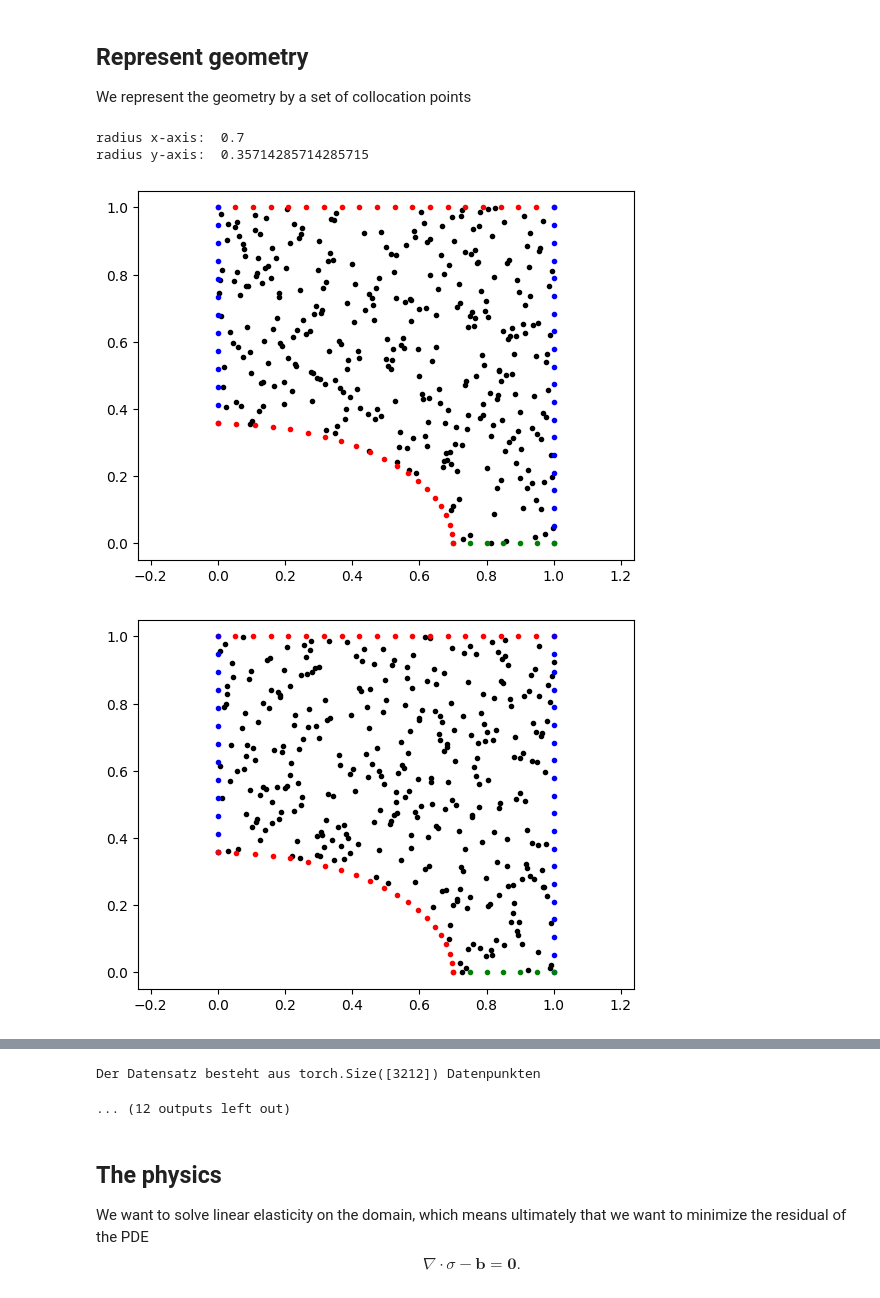
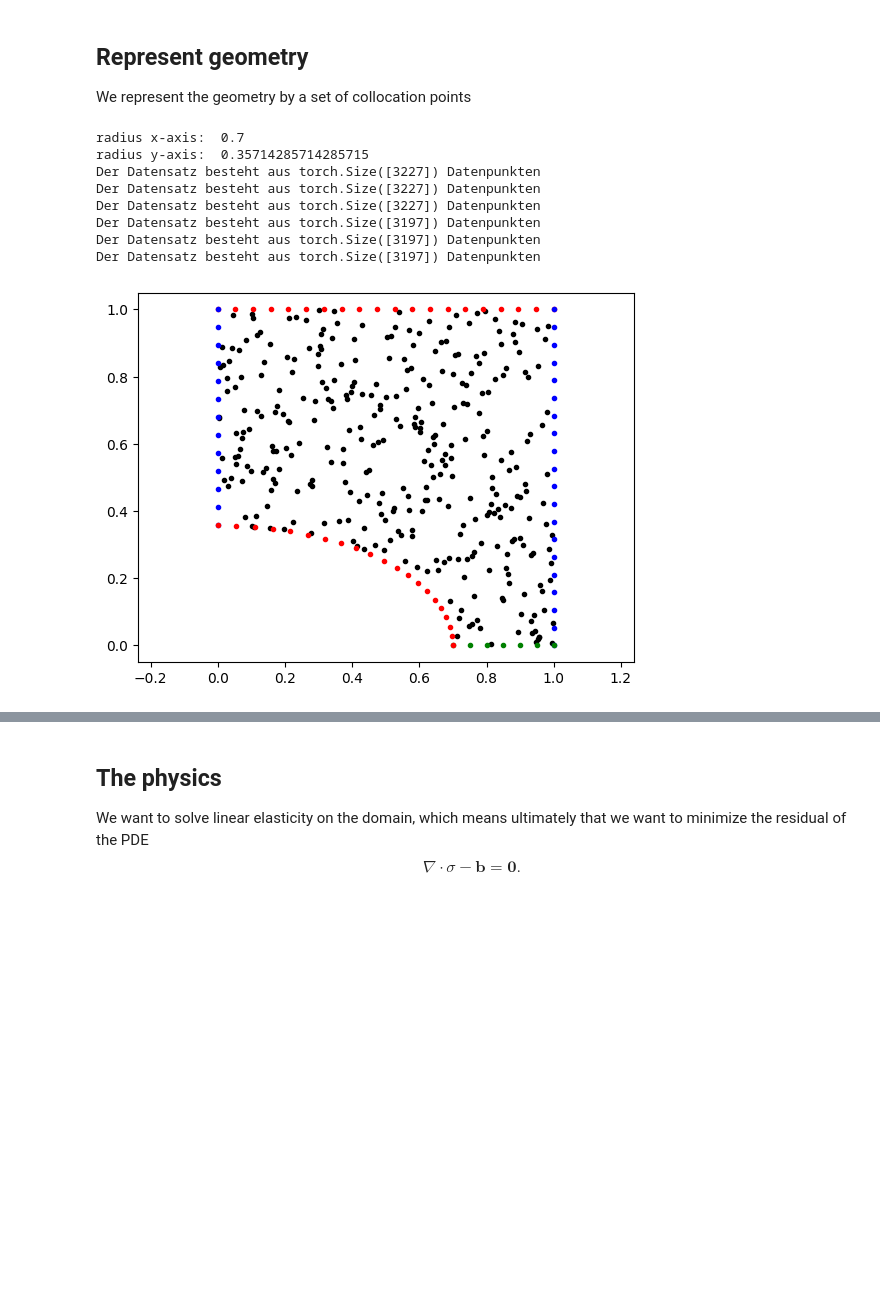
Before and after one commit to meyer-nils/numerical_examples, a Jupyter notebook: plate_hole_2d/ElliCHANGEDtorch.ipynb, the cells around one changed output, grey strips where cells are left out. Saved outputs shown, nothing was run; the diff lists cells and outputs as text; code cells hidden in the pictures; blank space fills up the shorter version.

```diff
--- a/plate_hole_2d/ElliCHANGEDtorch.ipynb
+++ b/plate_hole_2d/ElliCHANGEDtorch.ipynb
@@ -83,33 +83,40 @@ def generate_multiple_plates_dict(iteration):
         #p1.plot_plate_with_hole(*data_one_plate)
     for key in dict_plate_points:
         #print(key, "  ",dict_plate_points[key])
         #appending list of tensors to one tensor
         dict_plate_points[key] = torch.cat(dict_plate_points[key])
         if(key is not str("n_hole")):
             dict_plate_points[key] = torch.flatten(dict_plate_points[key])
         #print(key, "  ",dict_plate_points[key])
         #print(key, "shape is", dict_plate_points[key].size())
     #print(dict_plate_points)
     print("Der Datensatz besteht aus",dict_plate_points["x_collo"].size(), "Datenpunkten" )
+    print("Der Datensatz besteht aus",dict_plate_points["y_collo"].size(), "Datenpunkten" )
+    print("Der Datensatz besteht aus",dict_plate_points["r_collo"].size(), "Datenpunkten" )
     return dict_plate_points
 
 
 p2 = Plate(Ra_x, SuAr, L, N)
 Re_xnew, Re_ynew = p2.create_ellipse(Ra_x,SuAr, L)
 #p2.plot_quarter_elli(Re_xnew, Re_ynew)
 data_train_points = p2.generate_dataset_test(Re_xnew, Re_ynew, L, N)
 data_test_points = p2.generate_dataset_test(Re_xnew, Re_ynew, L, N)
 train_plates_data = generate_multiple_plates_dict(P)
 test_plates_data = generate_multiple_plates_dict(P)
 
 
 #ToDo: rad_x has to be initizialed in a function, every time the radius changes
 #rad_x = torch.tensor([Re_xnew]*train_plates_data["x_collo"].size(dim=0))
-rad_x = torch.tensor([Re_xnew])
+#rad_x = torch.tensor([Re_xnew])
 p2.plot_plate_with_hole_old(*data_train_points)
 #p2.plot_plate_with_hole(*data_test_points)
 # %% [output]
 radius x-axis:  0.7
 radius y-axis:  0.35714285714285715
+Der Datensatz besteht aus torch.Size([3227]) Datenpunkten
+Der Datensatz besteht aus torch.Size([3227]) Datenpunkten
+Der Datensatz besteht aus torch.Size([3227]) Datenpunkten
+Der Datensatz besteht aus torch.Size([3197]) Datenpunkten
+Der Datensatz besteht aus torch.Size([3197]) Datenpunkten
+Der Datensatz besteht aus torch.Size([3197]) Datenpunkten
-[figure, old version]
+[figure, new version]
-[figure, removed]
@@ -124,5 +123,3 @@ radius y-axis:  0.35714285714285715
-Der Datensatz besteht aus torch.Size([3212]) Datenpunkten
-... (12 outputs left out)
 # %%
 class Net(torch.nn.Module):
     def __init__(self):
```
Also changed, not shown: parts of 4 cells of this notebook.
